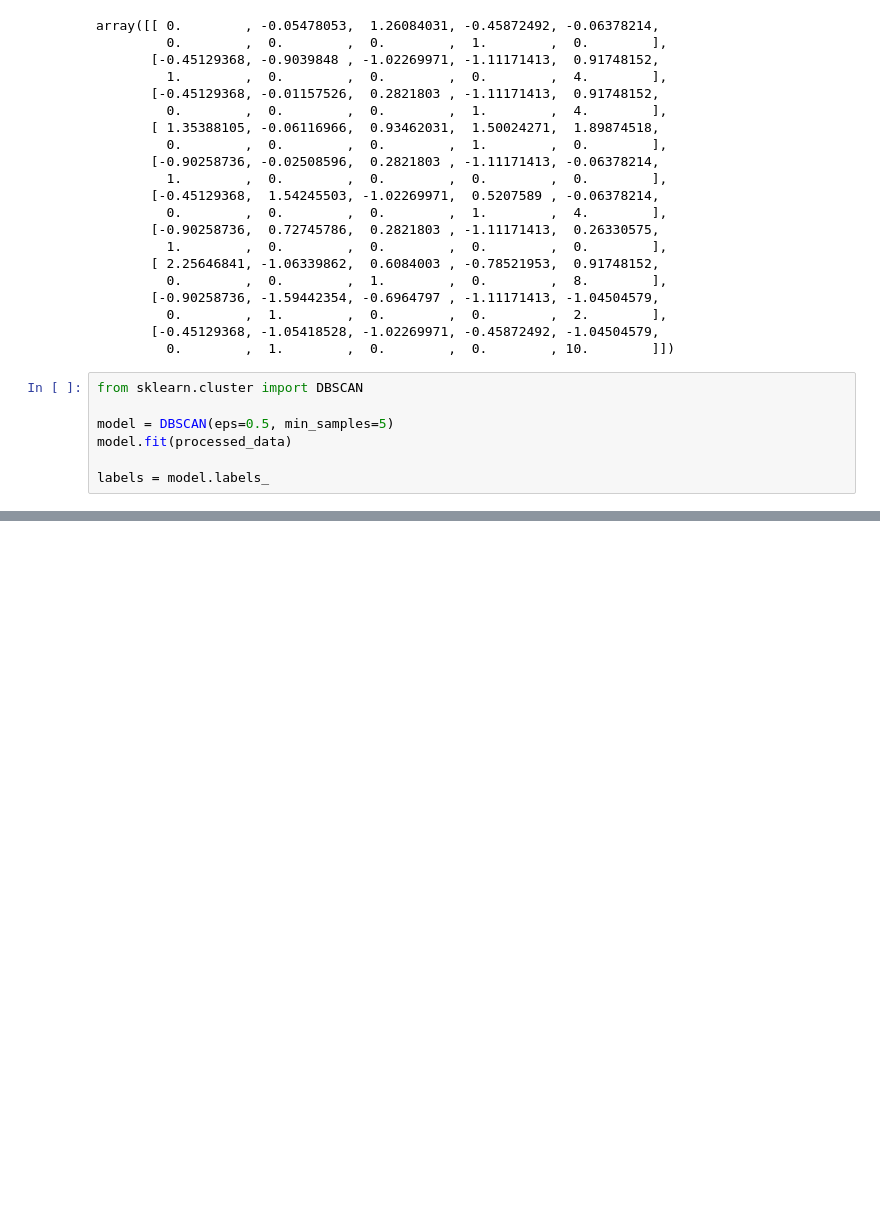
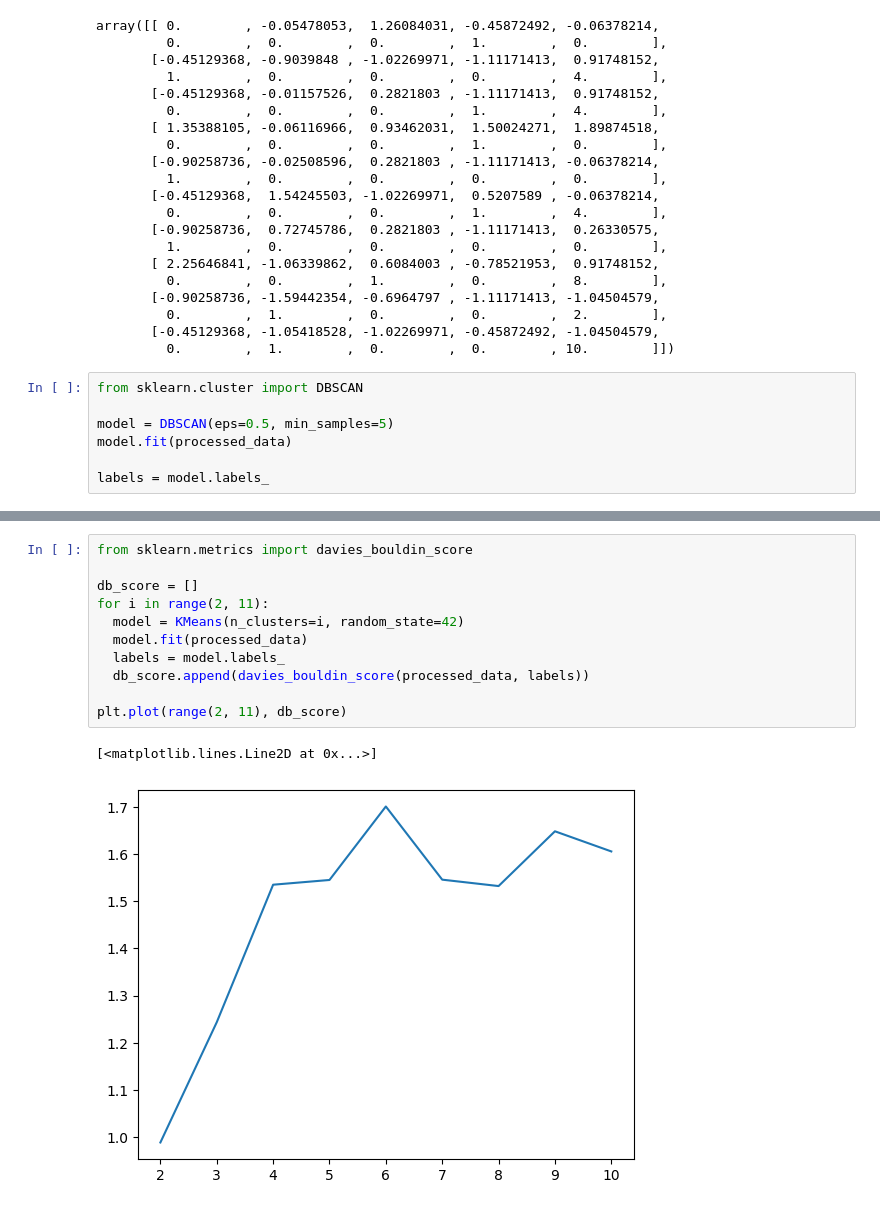
Before and after one commit to Harsh18999/Zeotap_Data_Science_Assignment, a Jupyter notebook: Harsh_Kumar_Clustering.ipynb, the cells around one changed output, grey strips where cells are left out. Cells and saved outputs as stored; diff of their text form; blank space fills up the shorter version.

```diff
--- a/Harsh_Kumar_Clustering.ipynb
+++ b/Harsh_Kumar_Clustering.ipynb
@@ -163,3 +164,17 @@ plt.ylabel('WCSS')
 plt.show()
 # %% [output]
 [figure]
+# %%
+from sklearn.metrics import davies_bouldin_score
+
+db_score = []
+for i in range(2, 11):
+  model = KMeans(n_clusters=i, random_state=42)
+  model.fit(processed_data)
+  labels = model.labels_
+  db_score.append(davies_bouldin_score(processed_data, labels))
+
+plt.plot(range(2, 11), db_score)
+# %% [output]
+[<matplotlib.lines.Line2D at 0x...>]
+[figure, added]
```
Also changed, not shown: parts of 5 cells of this notebook.
